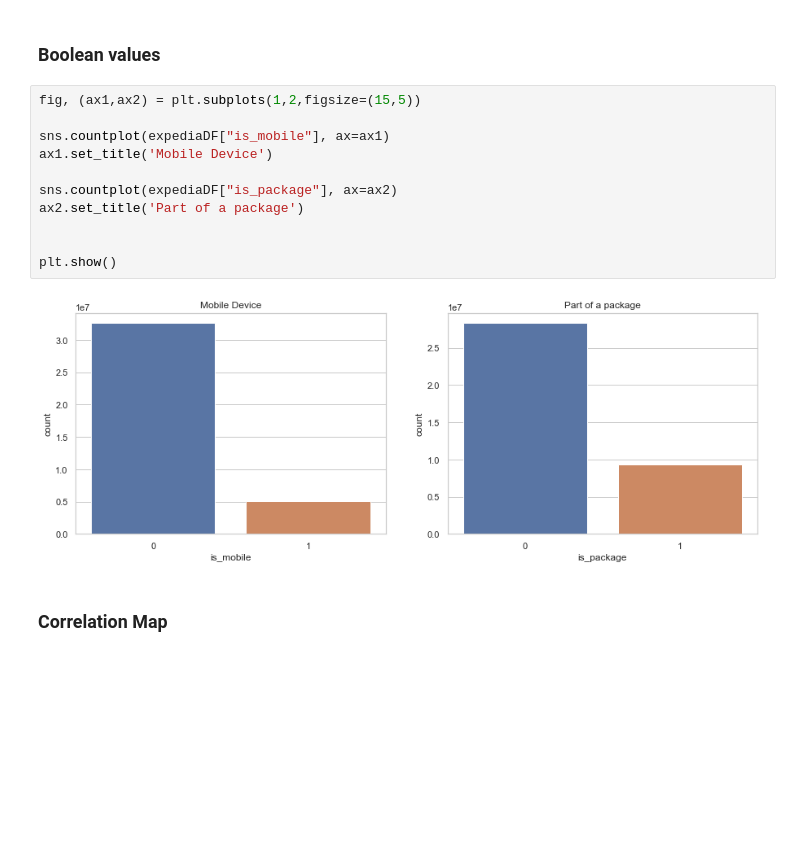
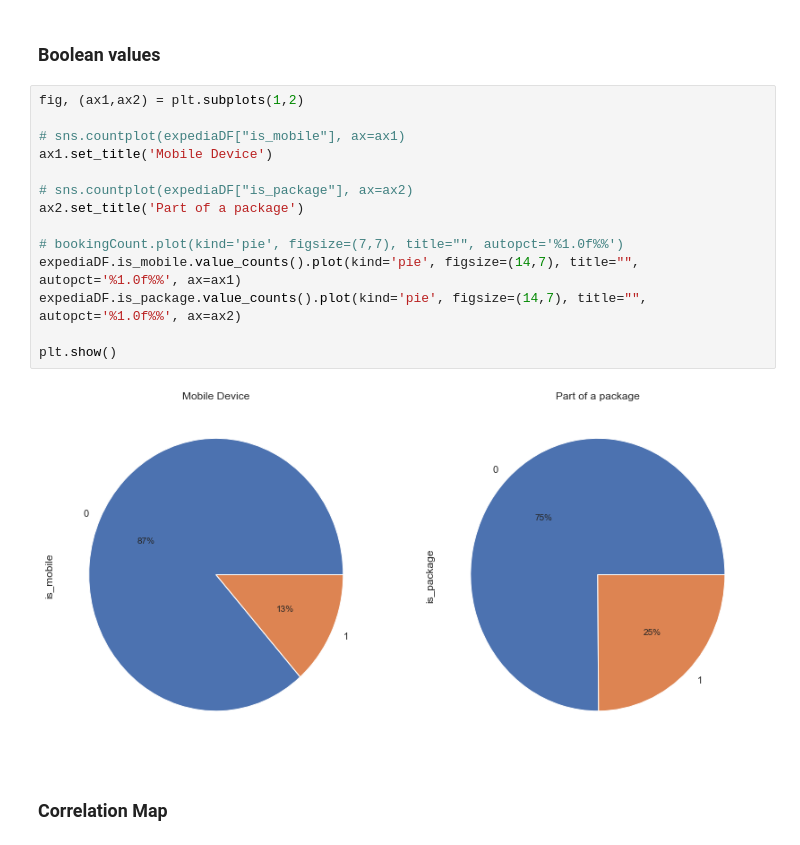
Before and after one commit to silvanabc/expedia-hotel-recommendations, a Jupyter notebook: Hotel Recommendations.ipynb, the cells around one changed output. Saved outputs shown, nothing was run; the diff lists cells and outputs as text; blank space fills up the shorter version.

Commit message:
inclusion of pie chart

```diff
--- a/Hotel Recommendations.ipynb
+++ b/Hotel Recommendations.ipynb
@@ -252,18 +257,21 @@ plt.show()
 # %% [markdown]
 ### Boolean values
 # %%
-fig, (ax1,ax2) = plt.subplots(1,2,figsize=(15,5))
+fig, (ax1,ax2) = plt.subplots(1,2)
 
-sns.countplot(expediaDF["is_mobile"], ax=ax1)
+# sns.countplot(expediaDF["is_mobile"], ax=ax1)
 ax1.set_title('Mobile Device')
 
-sns.countplot(expediaDF["is_package"], ax=ax2)
+# sns.countplot(expediaDF["is_package"], ax=ax2)
 ax2.set_title('Part of a package')
 
+# bookingCount.plot(kind='pie', figsize=(7,7), title="", autopct='%1.0f%%')
+expediaDF.is_mobile.value_counts().plot(kind='pie', figsize=(14,7), title="", autopct='%1.0f%%', ax=ax1)
+expediaDF.is_package.value_counts().plot(kind='pie', figsize=(14,7), title="", autopct='%1.0f%%', ax=ax2)
 
 plt.show()
 # %% [output]
-[figure, old version]
+[figure, new version]
 # %% [markdown]
 ### Correlation Map
 # %%
```
Also changed, not shown: parts of 2 cells of this notebook.
